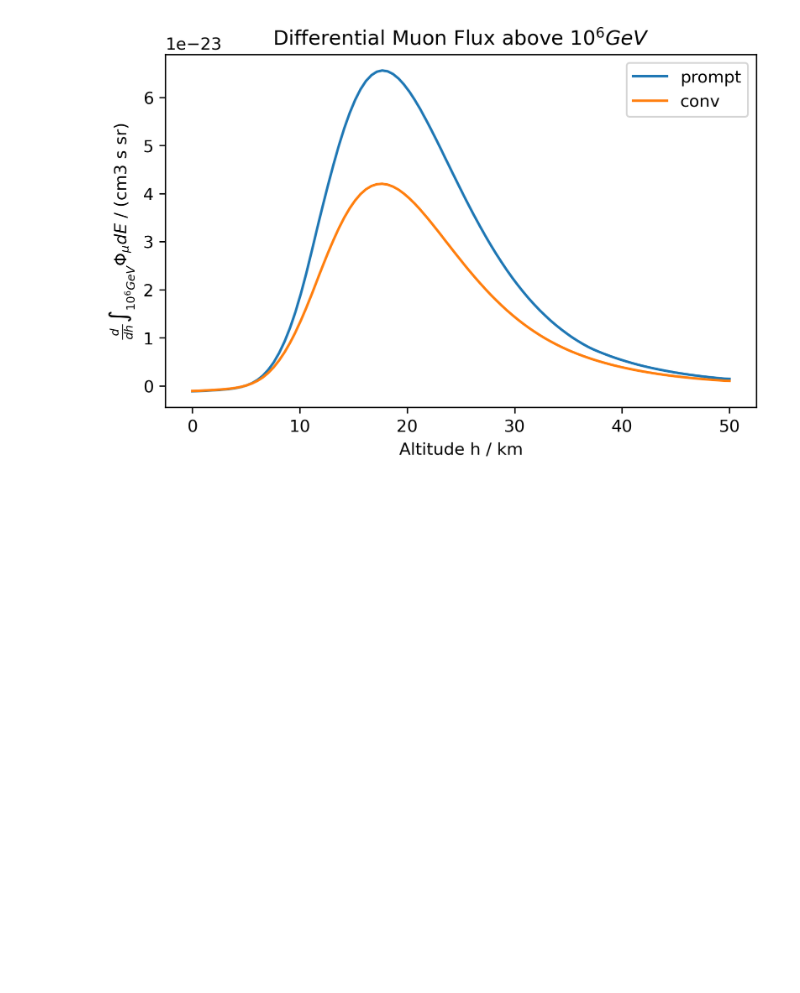
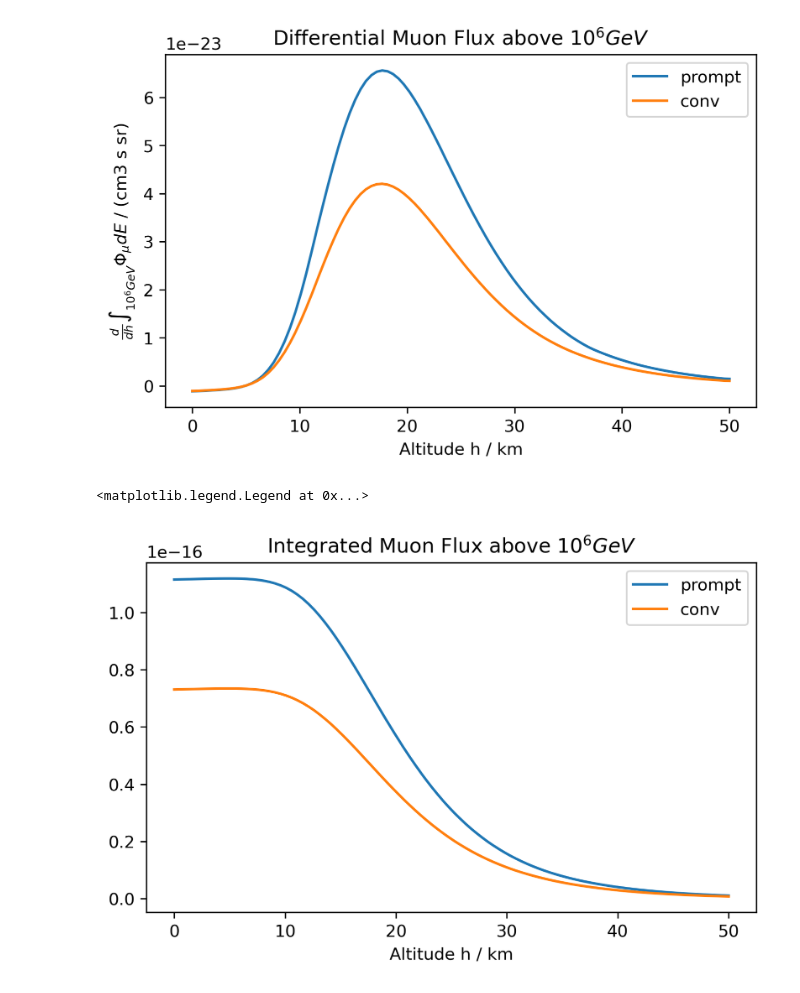
Before and after one commit to StFroese/misc, a Jupyter notebook: prompt/Prompt altitude.ipynb, the cells around one changed output. Cells and saved outputs as stored; diff of their text form; code cells hidden in the pictures; blank space fills up the shorter version.

Commit message:
prompt single

```diff
--- a/prompt/Prompt altitude.ipynb
+++ b/prompt/Prompt altitude.ipynb
@@ -77,3 +77,18 @@ plt.legend()
 # %% [output]
 <matplotlib.legend.Legend at 0x...>
 [figure]
+# %%
+fig = plt.figure(figsize=(5.45, 3.64),
+    dpi=300,
+    constrained_layout=True)
+plt.plot(h_grid/(1e2 * 1e3), u.Quantity(pr_mu_grid), label='prompt')
+plt.plot(h_grid/(1e2 * 1e3), u.Quantity(conv_mu_grid), label='conv')
+plt.yscale('linear')
+plt.xscale('linear')
+plt.xlabel('Altitude h / km')
+# .unit**-1})')
+plt.title(r'Integrated Muon Flux above $10^6 GeV$')
+plt.legend()
+# %% [output]
+<matplotlib.legend.Legend at 0x...>
+[figure, added]
```
Also changed, not shown: parts of 4 cells of this notebook.
